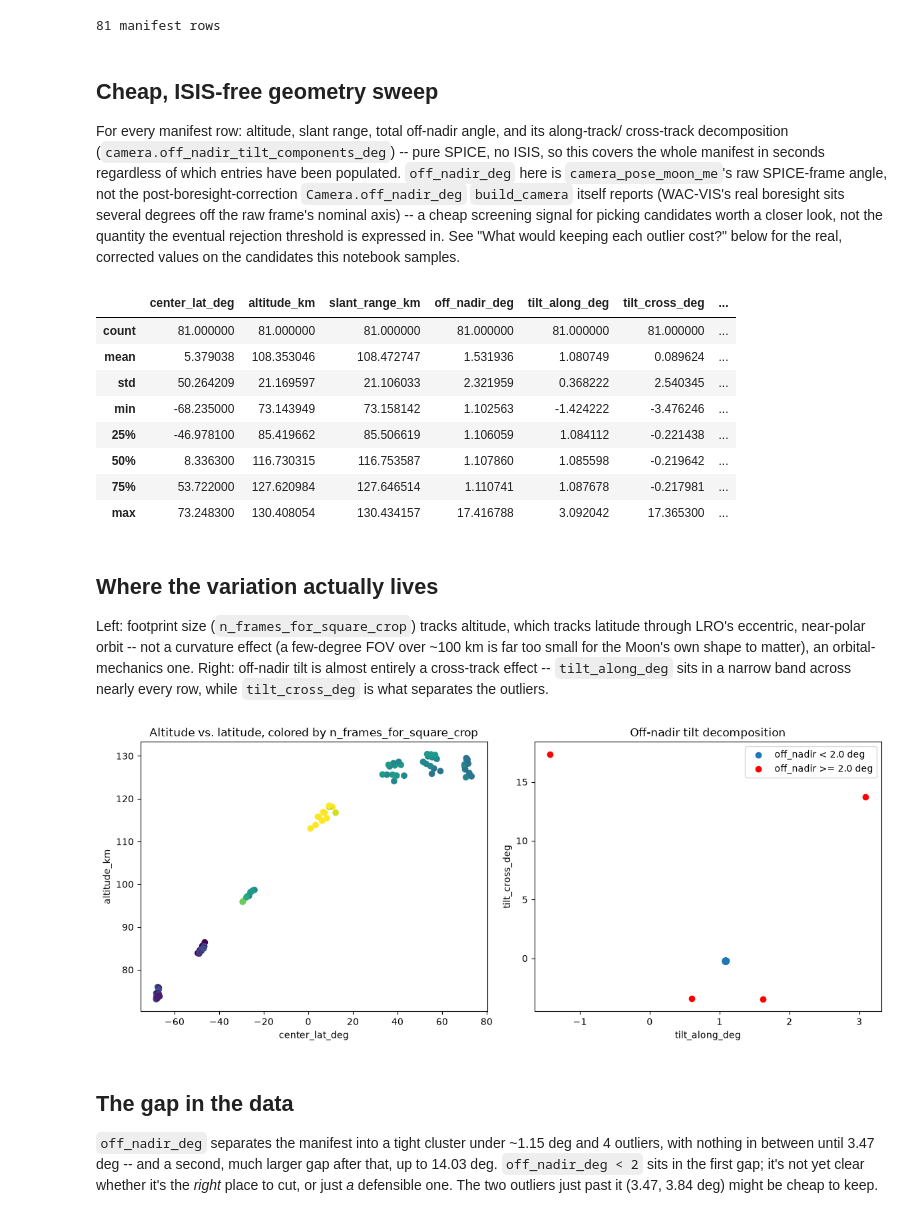
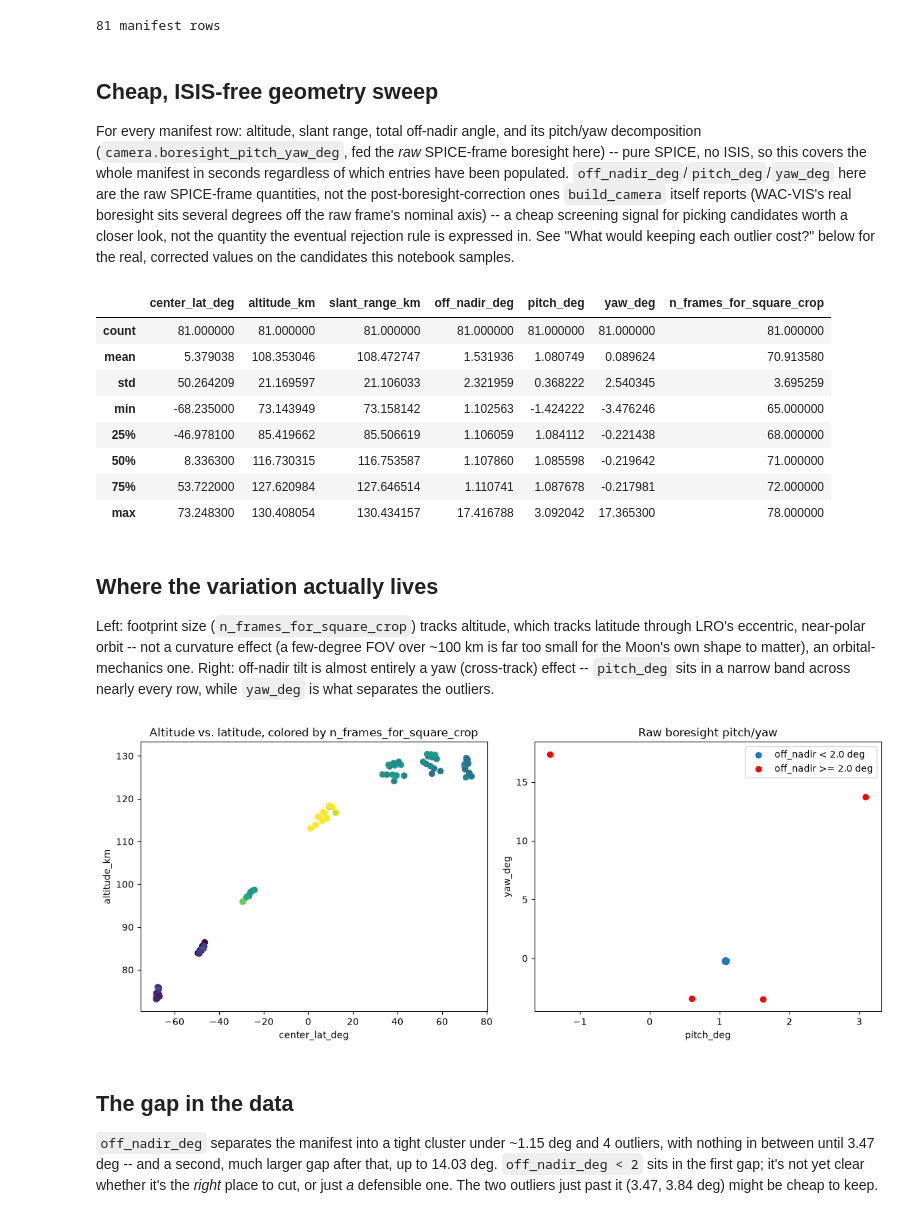
Before and after one commit to trey0/trntest, a Jupyter notebook: notebooks/sensor_calibration_scoping.ipynb, the cells around one changed output. Cells and saved outputs as stored; diff of their text form; code cells hidden in the pictures.

```diff
--- a/notebooks/sensor_calibration_scoping.ipynb
+++ b/notebooks/sensor_calibration_scoping.ipynb
@@ -36,13 +39,13 @@ print(f"{len(dataset)} manifest rows")
 # %% [markdown]
 ## Cheap, ISIS-free geometry sweep
 
-For every manifest row: altitude, slant range, total off-nadir angle, and its along-track/
-cross-track decomposition (`camera.off_nadir_tilt_components_deg`) -- pure SPICE, no ISIS, so this
-covers the whole manifest in seconds regardless of which entries have been populated. `off_nadir_deg`
-here is `camera_pose_moon_me`'s raw SPICE-frame angle, not the post-boresight-correction
-`Camera.off_nadir_deg` `build_camera` itself reports (WAC-VIS's real boresight sits several degrees
-off the raw frame's nominal axis) -- a cheap screening signal for picking candidates worth a closer
-look, not the quantity the eventual rejection threshold is expressed in. See "What would keeping
+For every manifest row: altitude, slant range, total off-nadir angle, and its pitch/yaw
+decomposition (`camera.boresight_pitch_yaw_deg`, fed the *raw* SPICE-frame boresight here) -- pure
+SPICE, no ISIS, so this covers the whole manifest in seconds regardless of which entries have been
+populated. `off_nadir_deg`/`pitch_deg`/`yaw_deg` here are the raw SPICE-frame quantities, not the
+post-boresight-correction ones `build_camera` itself reports (WAC-VIS's real boresight sits several
+degrees off the raw frame's nominal axis) -- a cheap screening signal for picking candidates worth a
+closer look, not the quantity the eventual rejection rule is expressed in. See "What would keeping
 each outlier cost?" below for the real, corrected values on the candidates this notebook samples.
 # %%
 rows = []
@@ -56,7 +59,8 @@ for entry in dataset:
     et = camera.frame_et(frame_timing, center_frame_index)
     c_m, r_cam_to_me, slant_range_km, off_nadir_deg = camera.camera_pose_moon_me(et)
     forward_step_km = camera.ground_track_step_km(frame_timing, center_frame_index)
-    tilt_along_deg, tilt_cross_deg = camera.off_nadir_tilt_components_deg(c_m / 1000.0, r_cam_to_me, forward_step_km)
+    boresight_raw = r_cam_to_me @ np.array([0.0, 0.0, 1.0])
+    pitch_deg, yaw_deg = camera.boresight_pitch_yaw_deg(c_m / 1000.0, boresight_raw, forward_step_km)
 
     rows.append(
         dict(
@@ -65,8 +69,8 @@ for entry in dataset:
             altitude_km=np.linalg.norm(c_m / 1000.0) - MOON_RADIUS_KM,
             slant_range_km=slant_range_km,
             off_nadir_deg=off_nadir_deg,
-            tilt_along_deg=tilt_along_deg,
-            tilt_cross_deg=tilt_cross_deg,
+            pitch_deg=pitch_deg,
+            yaw_deg=yaw_deg,
             n_frames_for_square_crop=row["n_frames_for_square_crop"],
         )
     )
@@ -74,52 +78,52 @@ for entry in dataset:
 geometry_df = pd.DataFrame(rows)
 geometry_df.describe()
 # %% [output]
-|  | center_lat_deg | altitude_km | slant_range_km | off_nadir_deg | tilt_along_deg | tilt_cross_deg | ... |
-| count | 81.000000 | 81.000000 | 81.000000 | 81.000000 | 81.000000 | 81.000000 | ... |
-| mean | 5.379038 | 108.353046 | 108.472747 | 1.531936 | 1.080749 | 0.089624 | ... |
-| std | 50.264209 | 21.169597 | 21.106033 | 2.321959 | 0.368222 | 2.540345 | ... |
-| min | -68.235000 | 73.143949 | 73.158142 | 1.102563 | -1.424222 | -3.476246 | ... |
-| 25% | -46.978100 | 85.419662 | 85.506619 | 1.106059 | 1.084112 | -0.221438 | ... |
-| 50% | 8.336300 | 116.730315 | 116.753587 | 1.107860 | 1.085598 | -0.219642 | ... |
-| 75% | 53.722000 | 127.620984 | 127.646514 | 1.110741 | 1.087678 | -0.217981 | ... |
-| max | 73.248300 | 130.408054 | 130.434157 | 17.416788 | 3.092042 | 17.365300 | ... |
+|  | center_lat_deg | altitude_km | slant_range_km | off_nadir_deg | pitch_deg | yaw_deg | n_frames_for_square_crop |
+| count | 81.000000 | 81.000000 | 81.000000 | 81.000000 | 81.000000 | 81.000000 | 81.000000 |
+| mean | 5.379038 | 108.353046 | 108.472747 | 1.531936 | 1.080749 | 0.089624 | 70.913580 |
+| std | 50.264209 | 21.169597 | 21.106033 | 2.321959 | 0.368222 | 2.540345 | 3.695259 |
+| min | -68.235000 | 73.143949 | 73.158142 | 1.102563 | -1.424222 | -3.476246 | 65.000000 |
+| 25% | -46.978100 | 85.419662 | 85.506619 | 1.106059 | 1.084112 | -0.221438 | 68.000000 |
+| 50% | 8.336300 | 116.730315 | 116.753587 | 1.107860 | 1.085598 | -0.219642 | 71.000000 |
+| 75% | 53.722000 | 127.620984 | 127.646514 | 1.110741 | 1.087678 | -0.217981 | 72.000000 |
+| max | 73.248300 | 130.408054 | 130.434157 | 17.416788 | 3.092042 | 17.365300 | 78.000000 |
 # %% [markdown]
 ## Where the variation actually lives
 
 Left: footprint size (`n_frames_for_square_crop`) tracks altitude, which tracks latitude through
 LRO's eccentric, near-polar orbit -- not a curvature effect (a few-degree FOV over ~100 km is far
 too small for the Moon's own shape to matter), an orbital-mechanics one. Right: off-nadir tilt is
-almost entirely a cross-track effect -- `tilt_along_deg` sits in a narrow band across nearly every
-row, while `tilt_cross_deg` is what separates the outliers.
+almost entirely a yaw (cross-track) effect -- `pitch_deg` sits in a narrow band across nearly every
+row, while `yaw_deg` is what separates the outliers.
 # %%
-TIGHT_CLUSTER_DEG = 2.0  # marks the visual gap below, not yet the adopted threshold -- see below
+TIGHT_CLUSTER_DEG = 2.0  # marks the visual gap below, a screening cut -- not the final rejection rule
 
 fig, axes = plt.subplots(1, 2, figsize=(12, 5))
 
 axes[0].scatter(geometry_df["center_lat_deg"], geometry_df["altitude_km"], c=geometry_df["n_frames_for_square_crop"])
 axes[0].set_xlabel("center_lat_deg")
 axes[0].set_ylabel("altitude_km")
 axes[0].set_title("Altitude vs. latitude, colored by n_frames_for_square_crop")
 
 nominal = geometry_df["off_nadir_deg"] < TIGHT_CLUSTER_DEG
 axes[1].scatter(
-    geometry_df.loc[nominal, "tilt_along_deg"],
-    geometry_df.loc[nominal, "tilt_cross_deg"],
+    geometry_df.loc[nominal, "pitch_deg"],
+    geometry_df.loc[nominal, "yaw_deg"],
     label=f"off_nadir < {TIGHT_CLUSTER_DEG} deg",
 )
 axes[1].scatter(
-    geometry_df.loc[~nominal, "tilt_along_deg"],
-    geometry_df.loc[~nominal, "tilt_cross_deg"],
+    geometry_df.loc[~nominal, "pitch_deg"],
+    geometry_df.loc[~nominal, "yaw_deg"],
     color="red",
     label=f"off_nadir >= {TIGHT_CLUSTER_DEG} deg",
 )
-axes[1].set_xlabel("tilt_along_deg")
-axes[1].set_ylabel("tilt_cross_deg")
-axes[1].set_title("Off-nadir tilt decomposition")
+axes[1].set_xlabel("pitch_deg")
+axes[1].set_ylabel("yaw_deg")
+axes[1].set_title("Raw boresight pitch/yaw")
 axes[1].legend()
 plt.tight_layout()
 # %% [output]
-[figure, old version]
+[figure, new version]
 # %% [markdown]
 ## The gap in the data
 
```
Also changed, not shown: parts of 20 cells of this notebook, 5 other files.
